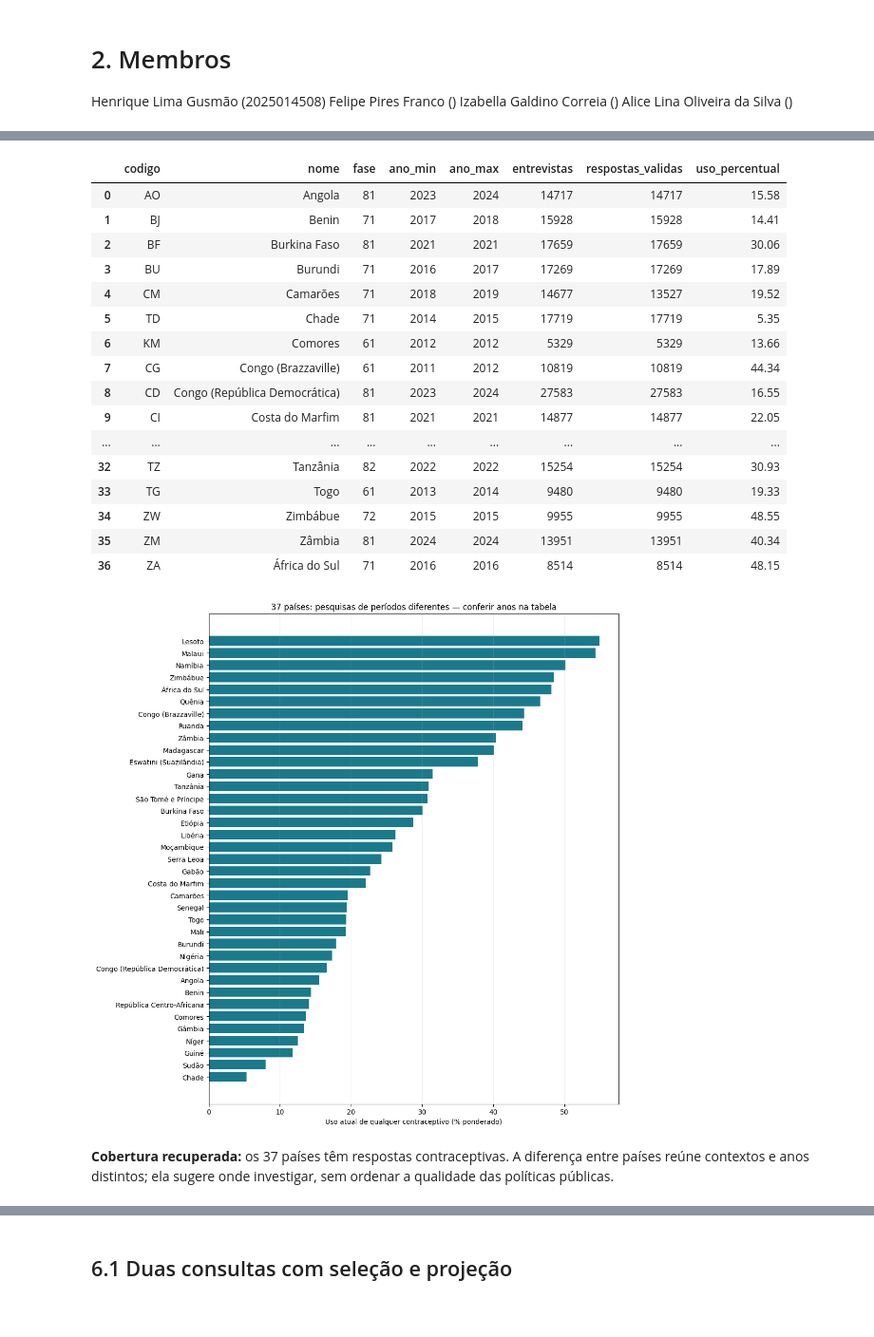
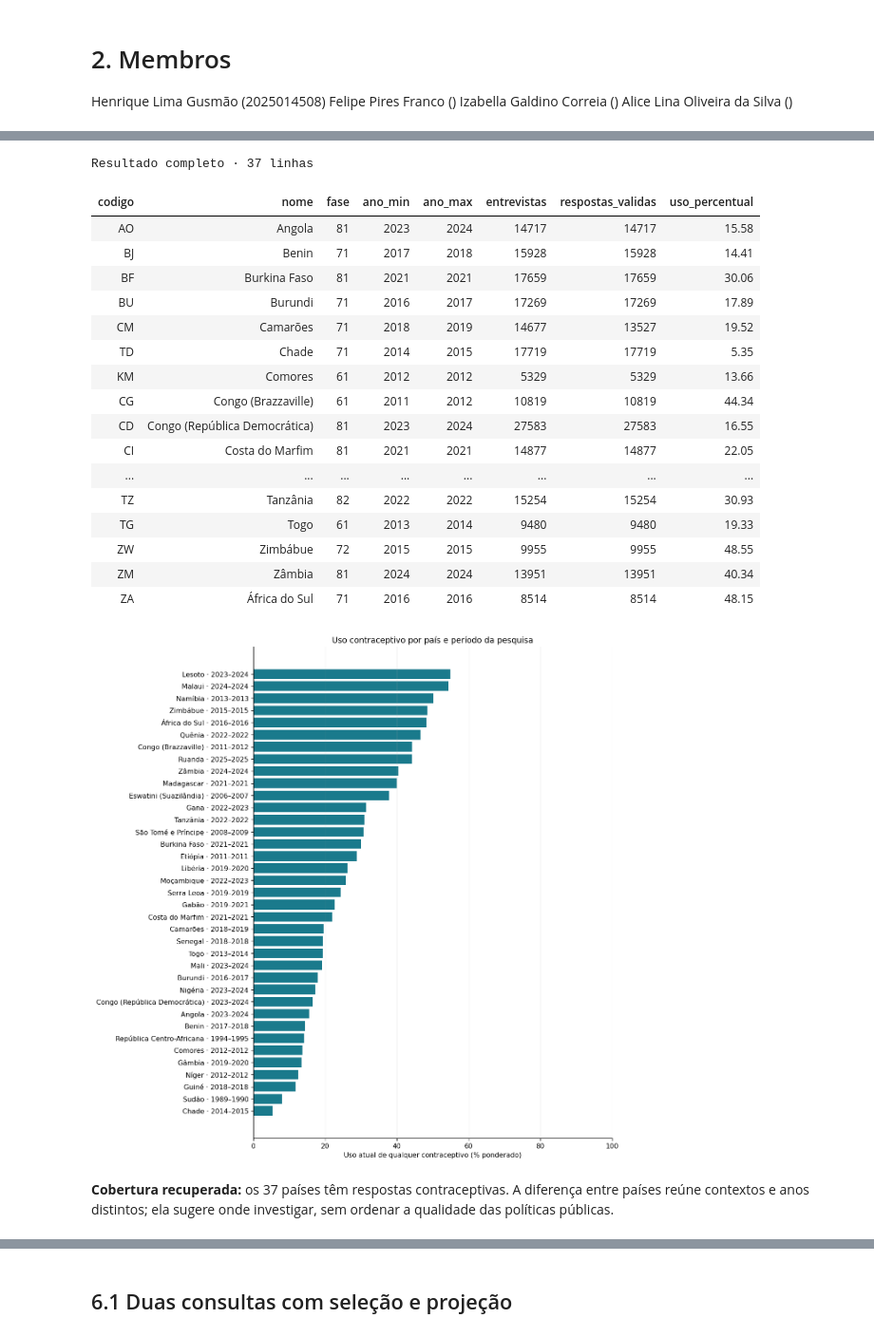
Before and after one commit to limag-henrique/subsaharanAfrica-womenData, a Jupyter notebook: tp_template.ipynb, the cells around one changed output, grey strips where cells are left out. Shown at 95% size. Saved outputs shown, nothing was run; the diff lists cells and outputs as text; code cells hidden in the pictures.

```diff
--- a/tp_template.ipynb
+++ b/tp_template.ipynb
@@ -377,41 +419,44 @@ Todos os 37 países participam; compare também os anos e as ausências.
 # %%
 # Uma pesquisa temática por país; pesos calculados dentro dessa pesquisa.
 panorama=consulta("""
 SELECT p.codigo,p.nome,l.fase,MIN(e.ano) AS ano_min,MAX(e.ano) AS ano_max,
 COUNT(*) AS entrevistas,SUM(e.usa_metodo IS NOT NULL AND e.peso>0) AS respostas_validas,
 ROUND(100.0*SUM(CASE WHEN e.usa_metodo IS NOT NULL AND e.peso>0 THEN e.peso*e.usa_metodo END)/
 NULLIF(SUM(CASE WHEN e.usa_metodo IS NOT NULL AND e.peso>0 THEN e.peso END),0),2) AS uso_percentual
 FROM Entrevista e JOIN Mulher m ON m.id=e.mulher_id JOIN Domicilio d ON d.id=m.domicilio_id
 JOIN Levantamento l ON l.id=d.levantamento_id JOIN Pais p ON p.codigo=l.pais_codigo
 WHERE e.coorte!='nucleo_exclusivo' GROUP BY p.codigo,p.nome,l.fase ORDER BY p.nome
 """)
 assert len(panorama)==37 and panorama.uso_percentual.notna().all()
 fig,ax=plt.subplots(figsize=(11,11))
 ordenado=panorama.sort_values('uso_percentual')
-ax.barh(ordenado.nome,ordenado.uso_percentual,color='#1a7a8c')
+rotulos=ordenado.nome+' · '+ordenado.ano_min.astype(str)+'–'+ordenado.ano_max.astype(str)
+ax.barh(rotulos,ordenado.uso_percentual,color='#1a7a8c')
 ax.set_xlabel('Uso atual de qualquer contraceptivo (% ponderado)')
-ax.set_title('37 países: pesquisas de períodos diferentes — conferir anos na tabela')
+ax.set_xlim(0,100)
+ax.set_title('Uso contraceptivo por país e período da pesquisa')
 ax.grid(axis='x',alpha=.2); fig.tight_layout(); display(fig); plt.close(fig)
 display(Markdown('**Cobertura recuperada:** os 37 países têm respostas contraceptivas. A diferença entre países reúne contextos e anos distintos; ela sugere onde investigar, sem ordenar a qualidade das políticas públicas.'))
 # %% [output]
+Resultado completo · 37 linhas
-|  | codigo | nome | fase | ano_min | ano_max | entrevistas | respostas_validas | uso_percentual |
-| 0 | AO | Angola | 81 | 2023 | 2024 | 14717 | 14717 | 15.58 |
-| 1 | BJ | Benin | 71 | 2017 | 2018 | 15928 | 15928 | 14.41 |
-| 2 | BF | Burkina Faso | 81 | 2021 | 2021 | 17659 | 17659 | 30.06 |
-| 3 | BU | Burundi | 71 | 2016 | 2017 | 17269 | 17269 | 17.89 |
-| 4 | CM | Camarões | 71 | 2018 | 2019 | 14677 | 13527 | 19.52 |
-| 5 | TD | Chade | 71 | 2014 | 2015 | 17719 | 17719 | 5.35 |
-| 6 | KM | Comores | 61 | 2012 | 2012 | 5329 | 5329 | 13.66 |
-| 7 | CG | Congo (Brazzaville) | 61 | 2011 | 2012 | 10819 | 10819 | 44.34 |
-| 8 | CD | Congo (República Democrática) | 81 | 2023 | 2024 | 27583 | 27583 | 16.55 |
-| 9 | CI | Costa do Marfim | 81 | 2021 | 2021 | 14877 | 14877 | 22.05 |
-| ... | ... | ... | ... | ... | ... | ... | ... | ... |
-| 32 | TZ | Tanzânia | 82 | 2022 | 2022 | 15254 | 15254 | 30.93 |
-| 33 | TG | Togo | 61 | 2013 | 2014 | 9480 | 9480 | 19.33 |
-| 34 | ZW | Zimbábue | 72 | 2015 | 2015 | 9955 | 9955 | 48.55 |
-| 35 | ZM | Zâmbia | 81 | 2024 | 2024 | 13951 | 13951 | 40.34 |
-| 36 | ZA | África do Sul | 71 | 2016 | 2016 | 8514 | 8514 | 48.15 |
+| codigo | nome | fase | ano_min | ano_max | entrevistas | respostas_validas | uso_percentual |
+| AO | Angola | 81 | 2023 | 2024 | 14717 | 14717 | 15.58 |
+| BJ | Benin | 71 | 2017 | 2018 | 15928 | 15928 | 14.41 |
+| BF | Burkina Faso | 81 | 2021 | 2021 | 17659 | 17659 | 30.06 |
+| BU | Burundi | 71 | 2016 | 2017 | 17269 | 17269 | 17.89 |
+| CM | Camarões | 71 | 2018 | 2019 | 14677 | 13527 | 19.52 |
+| TD | Chade | 71 | 2014 | 2015 | 17719 | 17719 | 5.35 |
+| KM | Comores | 61 | 2012 | 2012 | 5329 | 5329 | 13.66 |
+| CG | Congo (Brazzaville) | 61 | 2011 | 2012 | 10819 | 10819 | 44.34 |
+| CD | Congo (República Democrática) | 81 | 2023 | 2024 | 27583 | 27583 | 16.55 |
+| CI | Costa do Marfim | 81 | 2021 | 2021 | 14877 | 14877 | 22.05 |
+| ... | ... | ... | ... | ... | ... | ... | ... |
+| TZ | Tanzânia | 82 | 2022 | 2022 | 15254 | 15254 | 30.93 |
+| TG | Togo | 61 | 2013 | 2014 | 9480 | 9480 | 19.33 |
+| ZW | Zimbábue | 72 | 2015 | 2015 | 9955 | 9955 | 48.55 |
+| ZM | Zâmbia | 81 | 2024 | 2024 | 13951 | 13951 | 40.34 |
+| ZA | África do Sul | 71 | 2016 | 2016 | 8514 | 8514 | 48.15 |
-[figure, old version]
+[figure, new version]
 **Cobertura recuperada:** os 37 países têm respostas contraceptivas. A diferença entre países reúne contextos e anos distintos; ela sugere onde investigar, sem ordenar a qualidade das políticas públicas.
 # %% [markdown]
 # 4. Diagrama ER
```
Also changed, not shown: parts of 32 cells of this notebook, 2 other files.
